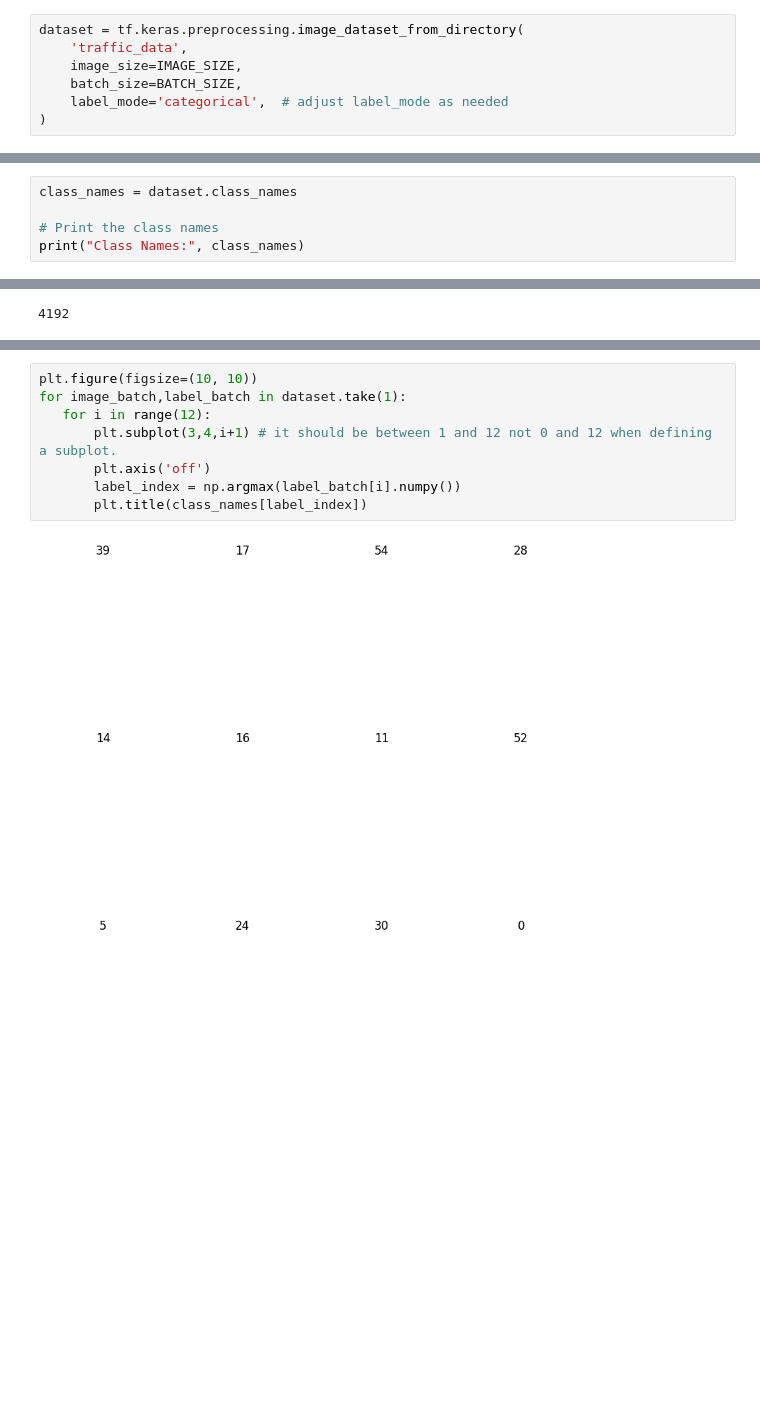
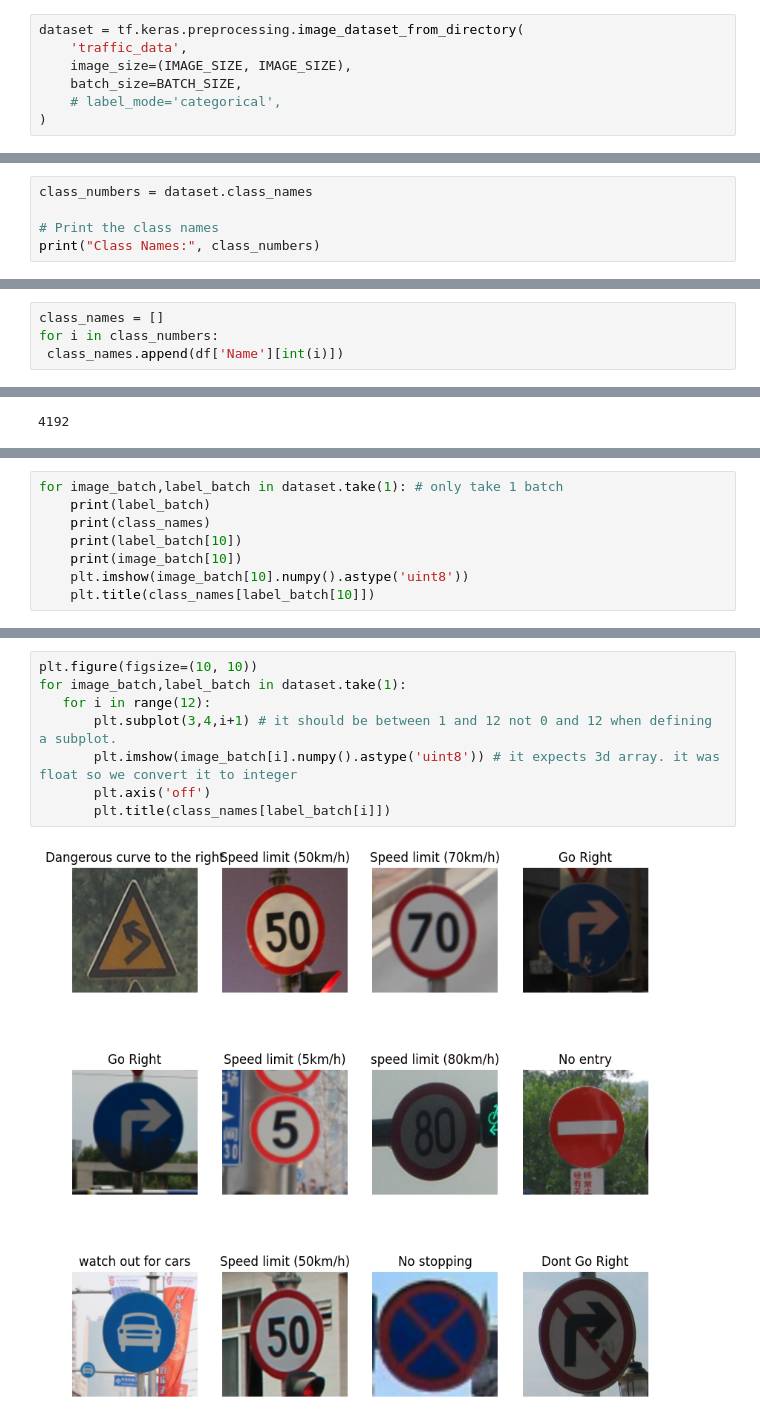
Before and after one commit to ImaneMdn/Traffic-Sign-Detection-System, a Jupyter notebook: training/traffic_signs_detection_model.ipynb, the cells around one changed output, grey strips where cells are left out. Cells and saved outputs as stored; diff of their text form; blank space fills up the shorter version.

```diff
--- a/training/traffic_signs_detection_model.ipynb
+++ b/training/traffic_signs_detection_model.ipynb
@@ -15,16 +19,20 @@ def preprocess_image(image, label):
 # %%
 dataset = tf.keras.preprocessing.image_dataset_from_directory(
     'traffic_data',
-    image_size=IMAGE_SIZE,
+    image_size=(IMAGE_SIZE, IMAGE_SIZE),
     batch_size=BATCH_SIZE,
-    label_mode='categorical',  # adjust label_mode as needed
+    # label_mode='categorical',
 )
 # %% [output]
 Found 4170 files belonging to 58 classes.
 # %%
-class_names = dataset.class_names
+class_numbers = dataset.class_names
 
 # Print the class names
-print("Class Names:", class_names)
+print("Class Names:", class_numbers)
 # %% [output]
 Class Names: ['0', '1', '10', '11', '12', '13', '14', '15', '16', '17', '18', '19', '2', '20', '21', '22', '23', '24', '25', '26', '27', '28', '29', '3', '30', '31', '32', '33', '34', '35', '36', '37' ...
+# %%
+class_names = []
+for i in class_numbers:
+ class_names.append(df['Name'][int(i)])
@@ -60,0 +74,8 @@ import numpy as np
+# %%
+for image_batch,label_batch in dataset.take(1): # only take 1 batch
+    print(label_batch)
+    print(class_names)
+    print(label_batch[10])
+    print(image_batch[10])
+    plt.imshow(image_batch[10].numpy().astype('uint8'))
+    plt.title(class_names[label_batch[10]])
@@ -61,10 +101,10 @@ import numpy as np
 # %%
 plt.figure(figsize=(10, 10))
 for image_batch,label_batch in dataset.take(1):
    for i in range(12):
        plt.subplot(3,4,i+1) # it should be between 1 and 12 not 0 and 12 when defining a subplot.
+       plt.imshow(image_batch[i].numpy().astype('uint8')) # it expects 3d array. it was float so we convert it to integer
        plt.axis('off')
-       label_index = np.argmax(label_batch[i].numpy())
-       plt.title(class_names[label_index])
+       plt.title(class_names[label_batch[i]])
 # %% [output]
-[figure, old version]
+[figure, new version]
```
Also changed, not shown: parts of 48 cells of this notebook, 17 other files.
